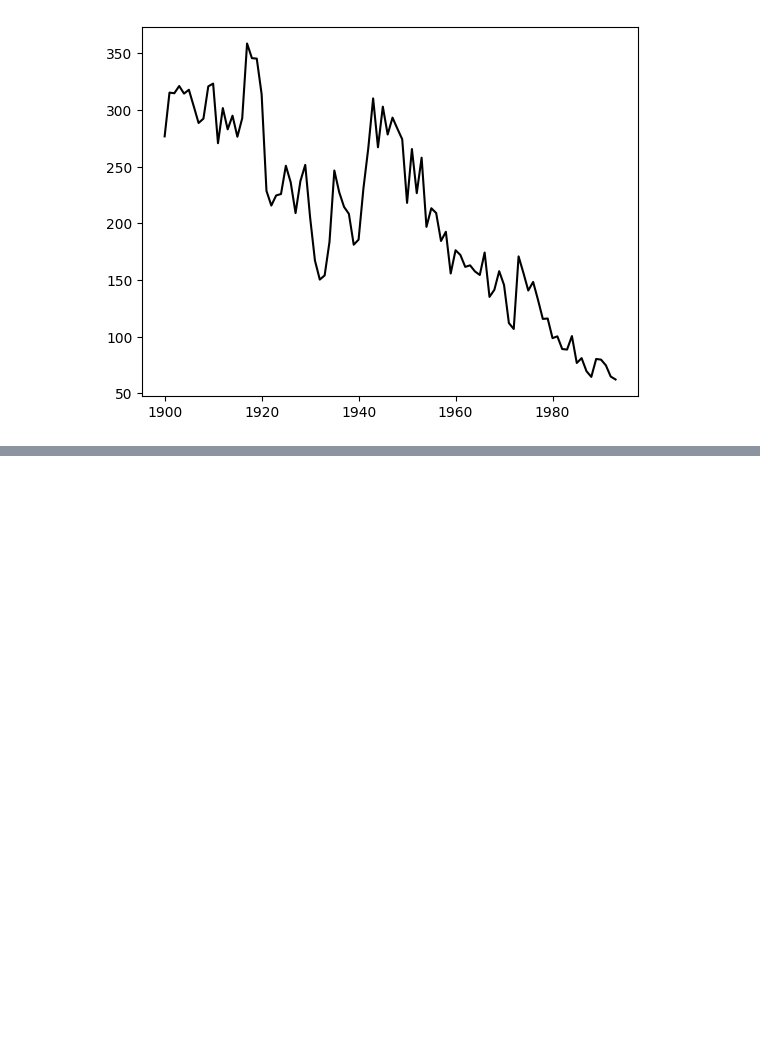
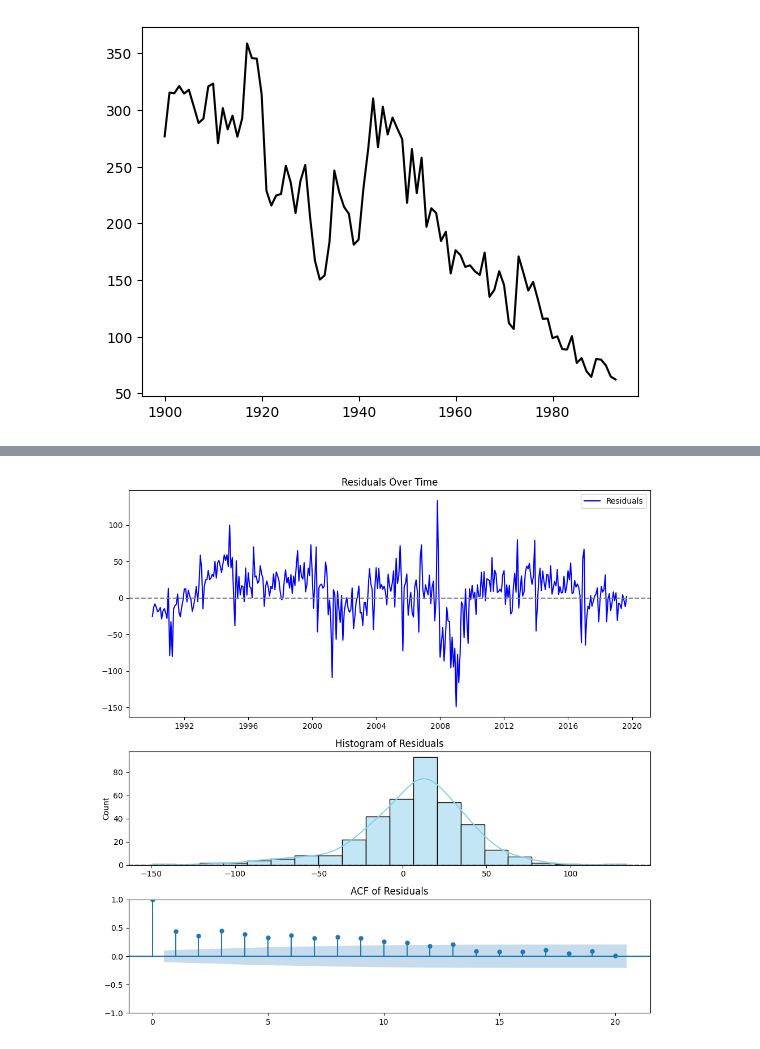
Before and after one commit to DavidGuzzi/TSA, a Jupyter notebook: Forecasting Principles and Practice 3rd/2/5.ipynb, the cells around one changed output, grey strips where cells are left out. Saved outputs shown, nothing was run; the diff lists cells and outputs as text; code cells hidden in the pictures; blank space fills up the shorter version.

```diff
--- a/Forecasting Principles and Practice 3rd/2/5.ipynb
+++ b/Forecasting Principles and Practice 3rd/2/5.ipynb
@@ -470,0 +584,32 @@ plt.plot(eggs.index, eggs['eggs'], label='Observed', color='black');
+# %%
+import matplotlib.pyplot as plt
+import seaborn as sns
+from statsmodels.graphics.tsaplots import plot_acf
+import pandas as pd
+
+# Asumimos que ya tienes los residuales del modelo en `dcmp.resid`
+# Si estás usando `naive_model`, obtén los residuales así:
+residuals = naive_model.resid
+
+# Configuración de subplots para gráficos
+fig, axes = plt.subplots(3, 1, figsize=(10, 10), gridspec_kw={'height_ratios': [2, 1, 1]})
+
+# Gráfico de los residuales en el tiempo
+axes[0].plot(residuals, label="Residuals", color='blue')
+axes[0].set_title("Residuals Over Time")
+axes[0].axhline(0, linestyle="--", color='gray')
+axes[0].legend()
+
+# Histograma de los residuales
+sns.histplot(residuals, bins=20, kde=True, ax=axes[1], color='skyblue')
+axes[1].set_title("Histogram of Residuals")
+axes[1].axhline(0, color='gray', linestyle="--")
+
+# Gráfico de autocorrelación de los residuales
+plot_acf(residuals, ax=axes[2], lags=20, title="ACF of Residuals")
+
+# Ajuste final de los gráficos
+plt.tight_layout()
+plt.show()
+# %% [output]
+[figure, added]
```
Also changed, not shown: parts of 6 cells of this notebook.
